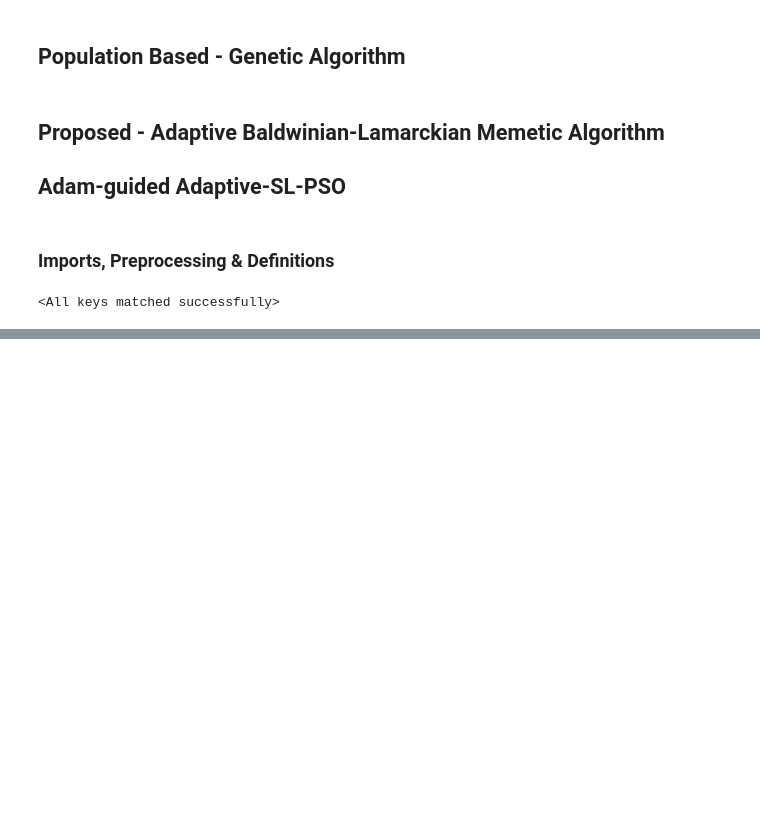
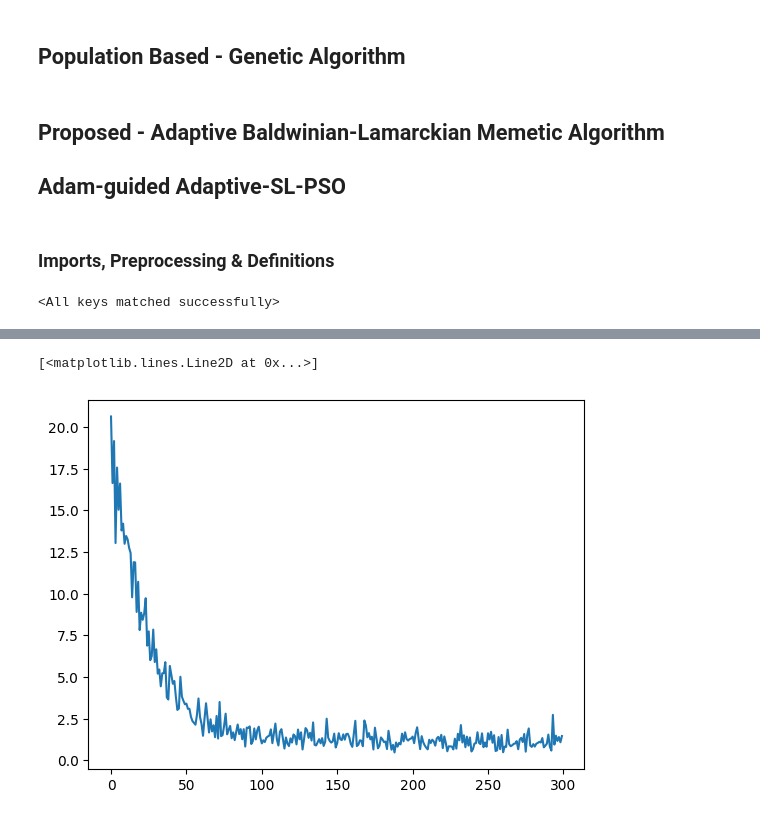
Before and after one commit to ali-shihab/metaheuristic-swarm-optimiser, a Jupyter notebook: ci_cw_final.ipynb, the cells around one changed output, grey strips where cells are left out. Drawn from its saved outputs; the diff is of its cells as text; code cells hidden in the pictures; blank space fills up the shorter version.

```diff
--- a/ci_cw_final.ipynb
+++ b/ci_cw_final.ipynb
@@ -268,6 +268,8 @@ def adam_train_and_validate(model, train_loader, test_loader, criterion, optimiz
     early_stopping_patience = 5  # number of epochs to wait for improvement before stopping
     early_stopping_counter = 0    # counter for epochs without improvement
     best_accuracy = 0             # track the best accuracy
+    loss_curve = []
+    accuracy_curve = []
 
     # train
     for epoch in range(epochs):
@@ -285,10 +287,12 @@ def adam_train_and_validate(model, train_loader, test_loader, criterion, optimiz
             loss.backward()
             optimizer.step()
 
+            loss_curve.append(loss.item())
             running_loss += loss.item()
             _, predicted = torch.max(outputs.data, 1)
             total += train_load_labels.size(0)
             correct += (predicted == train_load_labels).sum().item()
+            accuracy_curve.append(100 * correct / total)
             i += 1
             if i % 20 == 0:
               batch_accuracy = 100 * correct / total
@@ -334,7 +338,7 @@ def adam_train_and_validate(model, train_loader, test_loader, criterion, optimiz
             break
 
         print(f'Validation Accuracy: {validation_accuracy:.2f}%')
-    return model
+    return model, loss_curve, accuracy_curve
 
 # function for testing the model
 def test(model, test_loader, mean, std):
@@ -865,0 +1061,5 @@ Fold 1/5
+# %%
+plt.plot(loss_curve)
+# %% [output]
+[<matplotlib.lines.Line2D at 0x...>]
+[figure, added]
```
Also changed, not shown: parts of 17 cells of this notebook, 11 other files.
